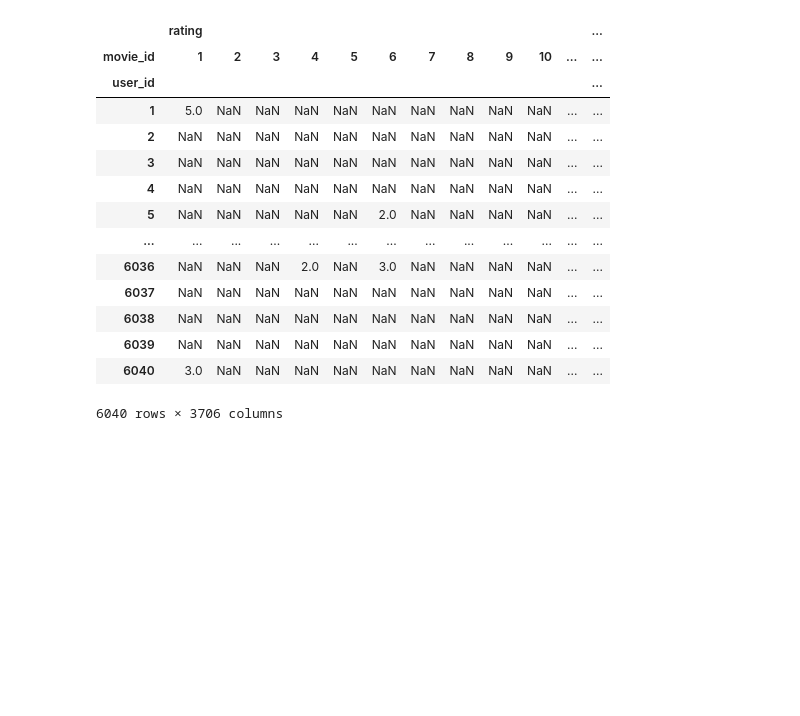
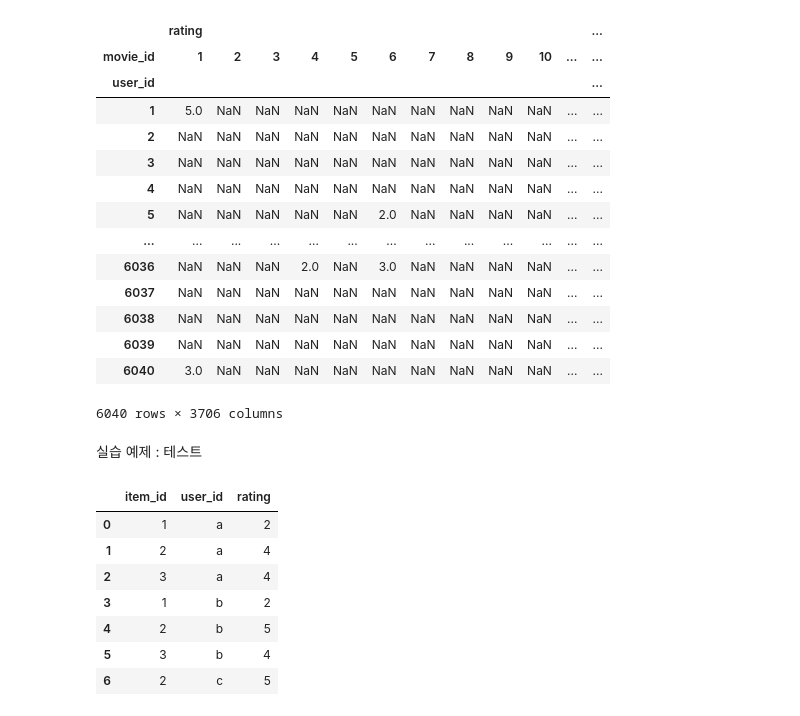
Before and after one commit to onulee/https---github.com-onulee-kdigital1, a Jupyter notebook: 11.deep/d0809/ju0809_01_영화평점예측.ipynb, the cells around one changed output. Saved outputs shown, nothing was run; the diff lists cells and outputs as text; code cells hidden in the pictures; blank space fills up the shorter version.

```diff
--- a/11.deep/d0809/ju0809_01_영화평점예측.ipynb
+++ b/11.deep/d0809/ju0809_01_영화평점예측.ipynb
@@ -385,0 +392,18 @@ rating_table
+# %% [markdown]
+실습 예제 : 테스트
+# %%
+rating_dict = { 'item_id':[1,2,3,1,2,3,2],
+                'user_id':['a','a','a','b','b','b','c'],
+                'rating':[2,4,4,2,5,4,5]
+}
+df = pd.DataFrame(rating_dict)
+df
+# %% [output]
+|  | item_id | user_id | rating |
+| 0 | 1 | a | 2 |
+| 1 | 2 | a | 4 |
+| 2 | 3 | a | 4 |
+| 3 | 1 | b | 2 |
+| 4 | 2 | b | 5 |
+| 5 | 3 | b | 4 |
+| 6 | 2 | c | 5 |
```
Also changed, not shown: parts of 15 cells of this notebook.
